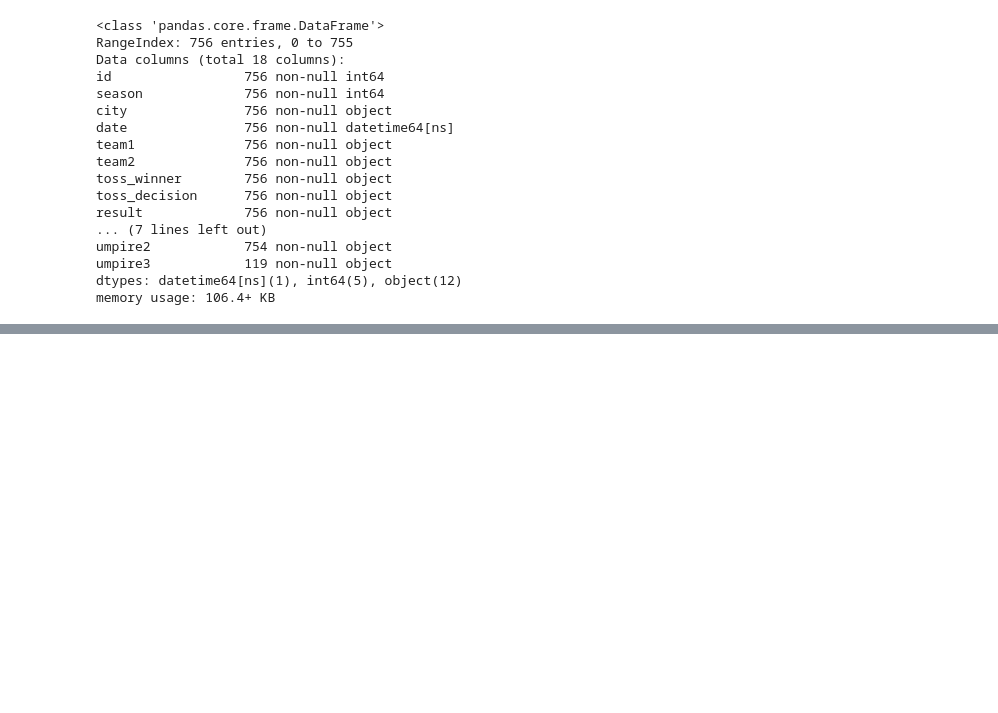
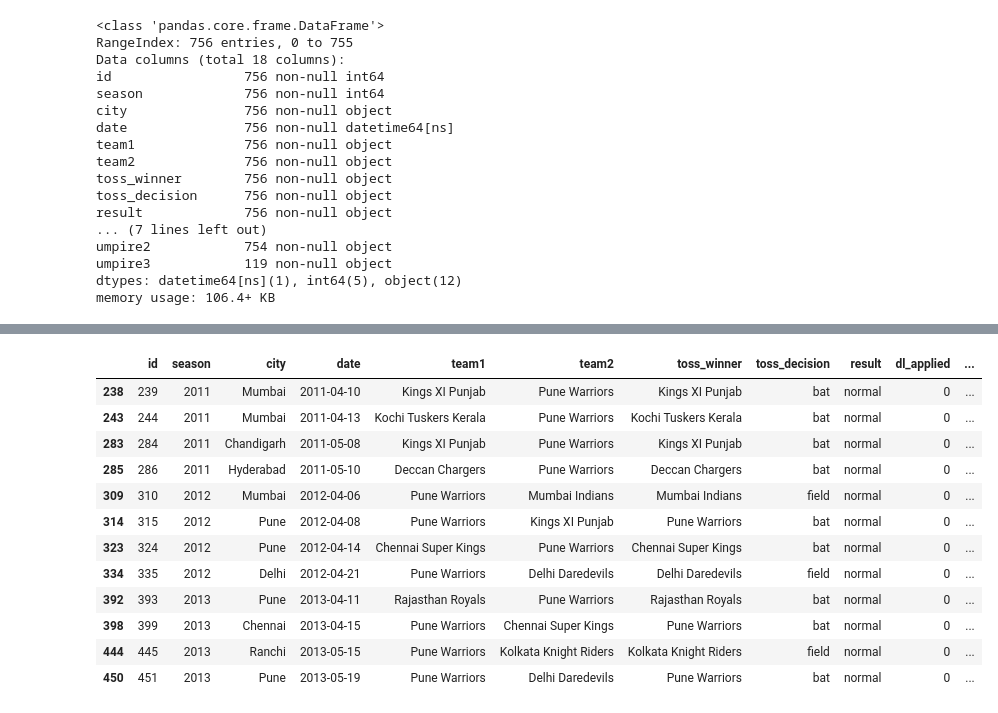
Before and after one commit to sheldonr15/IPL_data, a Jupyter notebook: notebooks/my_capstone4_freshman.ipynb, the cells around one changed output, grey strips where cells are left out. Cells and saved outputs as stored; diff of their text form; code cells hidden in the pictures; blank space fills up the shorter version.

```diff
--- a/notebooks/my_capstone4_freshman.ipynb
+++ b/notebooks/my_capstone4_freshman.ipynb
@@ -52,0 +190,16 @@ df.head(1)
+# %%
+df.loc[df["winner"]=="Pune Warriors"]
+# %% [output]
+|  | id | season | city | date | team1 | team2 | toss_winner | toss_decision | result | dl_applied | ... |
+| 238 | 239 | 2011 | Mumbai | 2011-04-10 | Kings XI Punjab | Pune Warriors | Kings XI Punjab | bat | normal | 0 | ... |
+| 243 | 244 | 2011 | Mumbai | 2011-04-13 | Kochi Tuskers Kerala | Pune Warriors | Kochi Tuskers Kerala | bat | normal | 0 | ... |
+| 283 | 284 | 2011 | Chandigarh | 2011-05-08 | Kings XI Punjab | Pune Warriors | Kings XI Punjab | bat | normal | 0 | ... |
+| 285 | 286 | 2011 | Hyderabad | 2011-05-10 | Deccan Chargers | Pune Warriors | Deccan Chargers | bat | normal | 0 | ... |
+| 309 | 310 | 2012 | Mumbai | 2012-04-06 | Pune Warriors | Mumbai Indians | Mumbai Indians | field | normal | 0 | ... |
+| 314 | 315 | 2012 | Pune | 2012-04-08 | Pune Warriors | Kings XI Punjab | Pune Warriors | bat | normal | 0 | ... |
+| 323 | 324 | 2012 | Pune | 2012-04-14 | Chennai Super Kings | Pune Warriors | Chennai Super Kings | bat | normal | 0 | ... |
+| 334 | 335 | 2012 | Delhi | 2012-04-21 | Pune Warriors | Delhi Daredevils | Delhi Daredevils | field | normal | 0 | ... |
+| 392 | 393 | 2013 | Pune | 2013-04-11 | Rajasthan Royals | Pune Warriors | Rajasthan Royals | bat | normal | 0 | ... |
+| 398 | 399 | 2013 | Chennai | 2013-04-15 | Pune Warriors | Chennai Super Kings | Pune Warriors | bat | normal | 0 | ... |
+| 444 | 445 | 2013 | Ranchi | 2013-05-15 | Pune Warriors | Kolkata Knight Riders | Kolkata Knight Riders | field | normal | 0 | ... |
+| 450 | 451 | 2013 | Pune | 2013-05-19 | Pune Warriors | Delhi Daredevils | Pune Warriors | bat | normal | 0 | ... |
```
Also changed, not shown: parts of 12 cells of this notebook, 5 other files.
